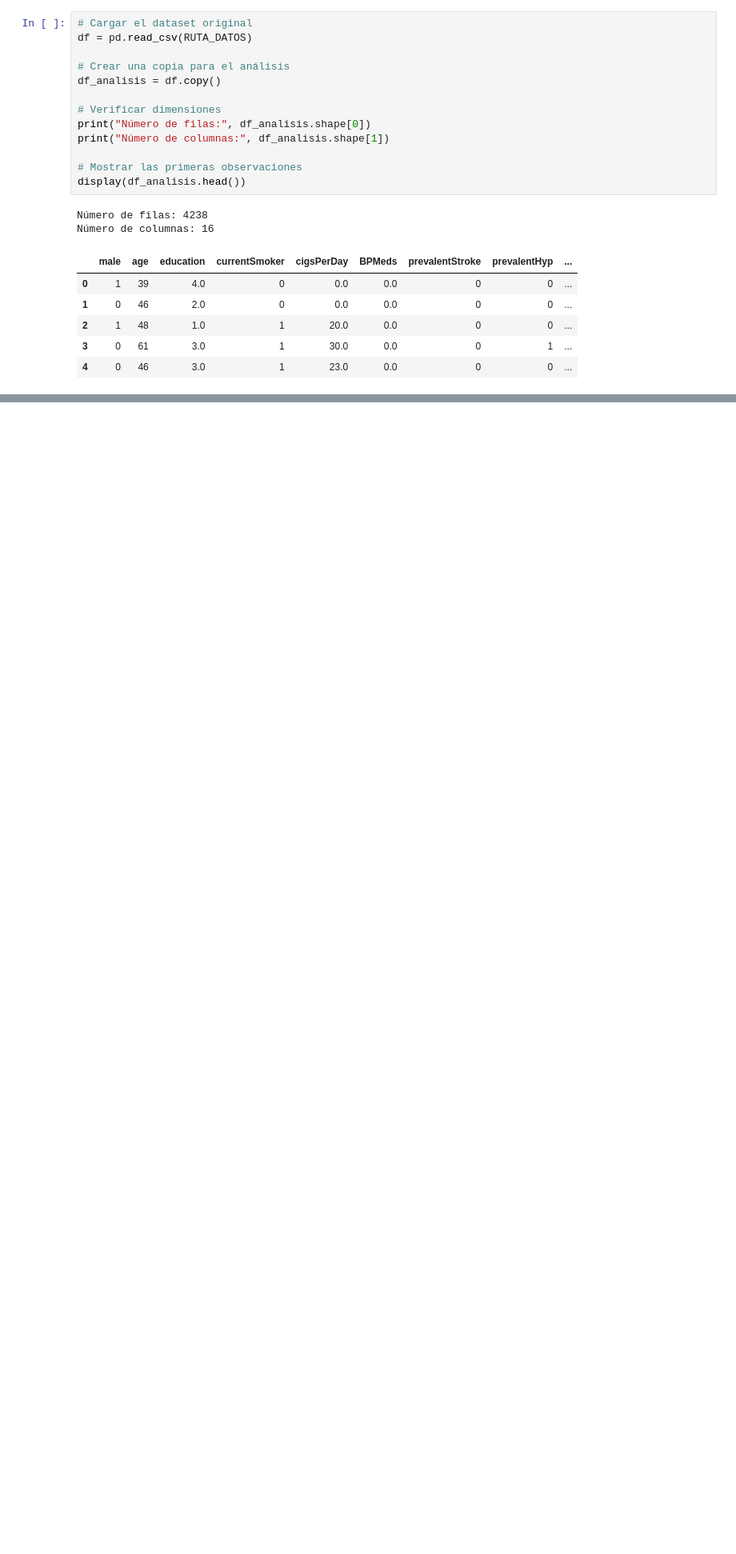
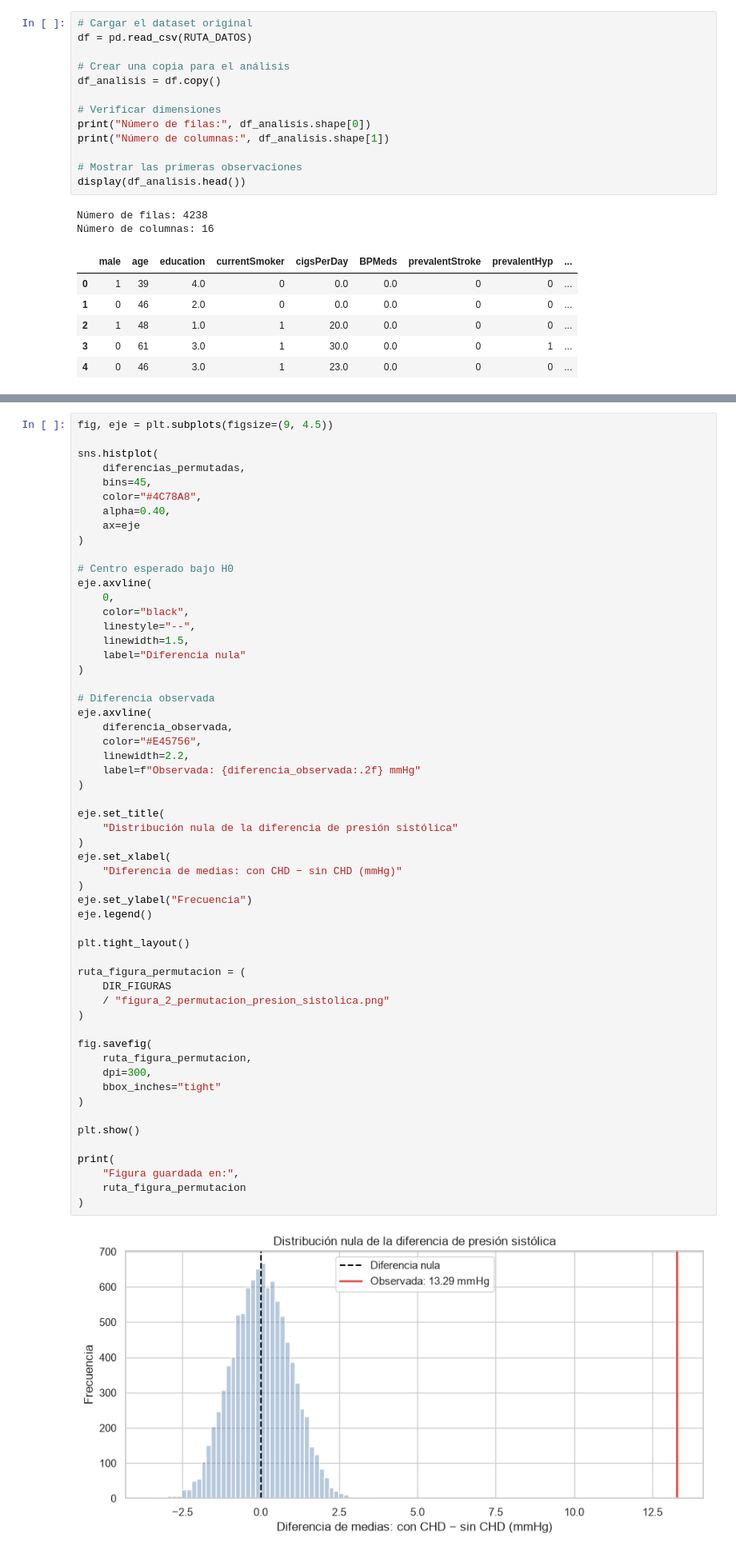
Before and after one commit to alexander-seor/MCDI501-Proyecto-Framingham, a Jupyter notebook: fase-3/sumativa-2/notebooks/sumativa_2_framingham.ipynb, the cells around one changed output, grey strips where cells are left out. Shown at 80% size. Drawn from its saved outputs; the diff is of its cells as text; blank space fills up the shorter version.

```diff
--- a/fase-3/sumativa-2/notebooks/sumativa_2_framingham.ipynb
+++ b/fase-3/sumativa-2/notebooks/sumativa_2_framingham.ipynb
@@ -143,0 +588,58 @@ Número de columnas: 16
+# %%
+fig, eje = plt.subplots(figsize=(9, 4.5))
+
+sns.histplot(
+    diferencias_permutadas,
+    bins=45,
+    color="#4C78A8",
+    alpha=0.40,
+    ax=eje
+)
+
+# Centro esperado bajo H0
+eje.axvline(
+    0,
+    color="black",
+    linestyle="--",
+    linewidth=1.5,
+    label="Diferencia nula"
+)
+
+# Diferencia observada
+eje.axvline(
+    diferencia_observada,
+    color="#E45756",
+    linewidth=2.2,
+    label=f"Observada: {diferencia_observada:.2f} mmHg"
+)
+
+eje.set_title(
+    "Distribución nula de la diferencia de presión sistólica"
+)
+eje.set_xlabel(
+    "Diferencia de medias: con CHD − sin CHD (mmHg)"
+)
+eje.set_ylabel("Frecuencia")
+eje.legend()
+
+plt.tight_layout()
+
+ruta_figura_permutacion = (
+    DIR_FIGURAS
+    / "figura_2_permutacion_presion_sistolica.png"
+)
+
+fig.savefig(
+    ruta_figura_permutacion,
+    dpi=300,
+    bbox_inches="tight"
+)
+
+plt.show()
+
+print(
+    "Figura guardada en:",
+    ruta_figura_permutacion
+)
+# %% [output]
+[figure, added]
```
Also changed, not shown: parts of 44 cells of this notebook, 10 other files.
